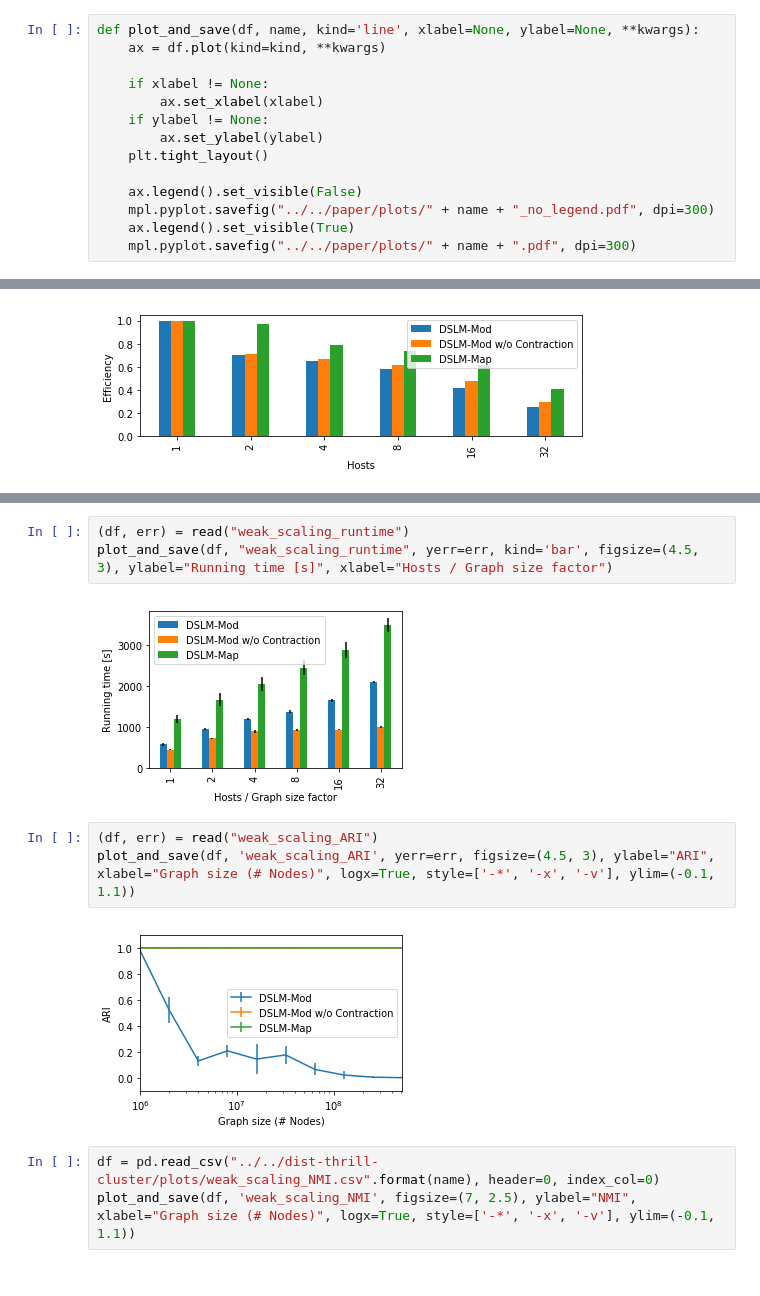
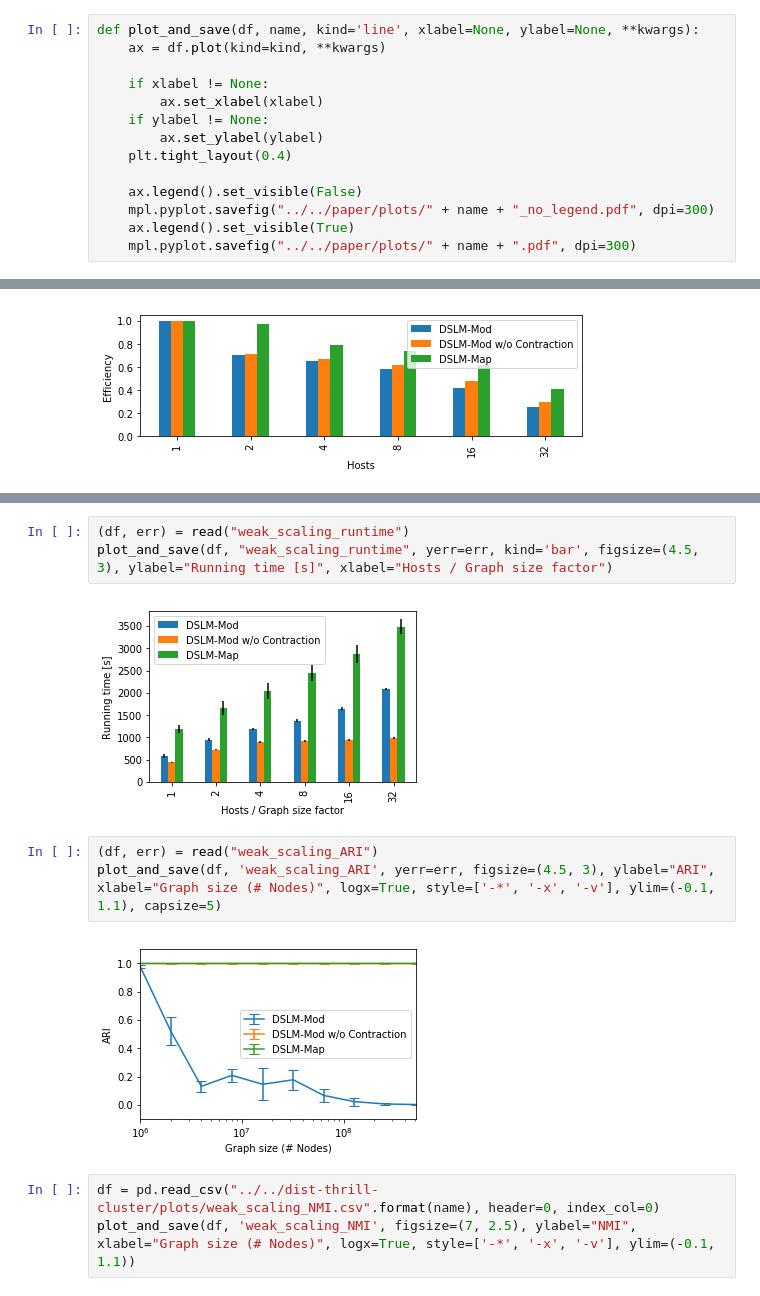
Before and after one commit to kit-algo/distributed_clustering_thrill, a Jupyter notebook: analysis/plot_layouting.ipynb, the cells around one changed output, grey strips where cells are left out. Saved outputs shown, nothing was run; the diff lists cells and outputs as text.

Commit message:
plot and eval updates

```diff
--- a/analysis/plot_layouting.ipynb
+++ b/analysis/plot_layouting.ipynb
@@ -14,7 +14,7 @@ def plot_and_save(df, name, kind='line', xlabel=None, ylabel=None, **kwargs):
         ax.set_xlabel(xlabel)
     if ylabel != None:
         ax.set_ylabel(ylabel)
-    plt.tight_layout()
+    plt.tight_layout(0.4)
 
     ax.legend().set_visible(False)
     mpl.pyplot.savefig("../../paper/plots/" + name + "_no_legend.pdf", dpi=300)
@@ -57,12 +66,12 @@ plot_and_save(df, 'quality_map_equation', figsize=(7, 2.5), ylabel="Map Equation
 (df, err) = read("weak_scaling_runtime")
 plot_and_save(df, "weak_scaling_runtime", yerr=err, kind='bar', figsize=(4.5, 3), ylabel="Running time [s]", xlabel="Hosts / Graph size factor")
 # %% [output]
-[figure, old version]
+[figure, new version]
 # %%
 (df, err) = read("weak_scaling_ARI")
-plot_and_save(df, 'weak_scaling_ARI', yerr=err, figsize=(4.5, 3), ylabel="ARI", xlabel="Graph size (# Nodes)", logx=True, style=['-*', '-x', '-v'], ylim=(-0.1, 1.1))
+plot_and_save(df, 'weak_scaling_ARI', yerr=err, figsize=(4.5, 3), ylabel="ARI", xlabel="Graph size (# Nodes)", logx=True, style=['-*', '-x', '-v'], ylim=(-0.1, 1.1), capsize=5)
 # %% [output]
-[figure, old version]
+[figure, new version]
 # %%
 df = pd.read_csv("../../dist-thrill-cluster/plots/weak_scaling_NMI.csv".format(name), header=0, index_col=0)
 plot_and_save(df, 'weak_scaling_NMI', figsize=(7, 2.5), ylabel="NMI", xlabel="Graph size (# Nodes)", logx=True, style=['-*', '-x', '-v'], ylim=(-0.1, 1.1))
```
Also changed, not shown: parts of 3 cells of this notebook, 1 other file.
